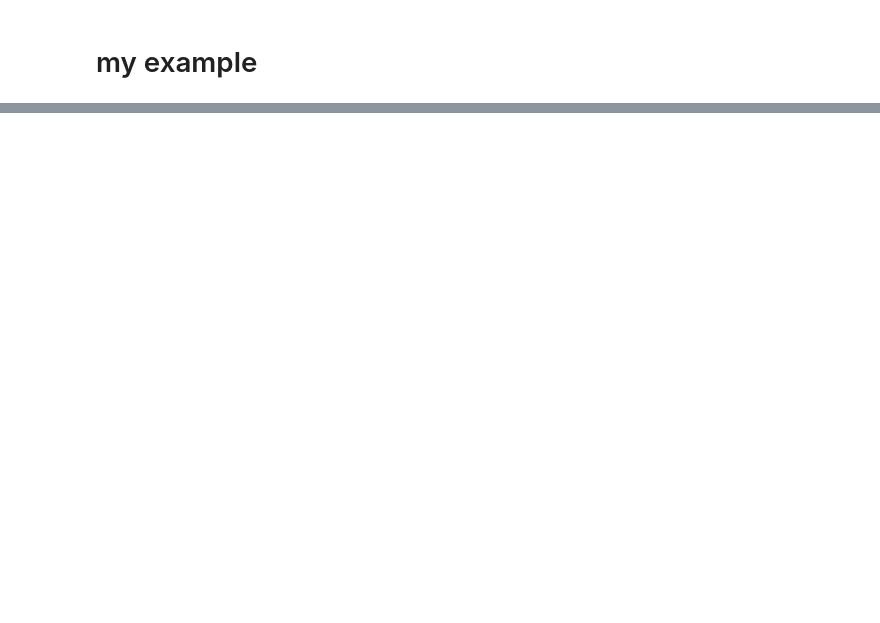
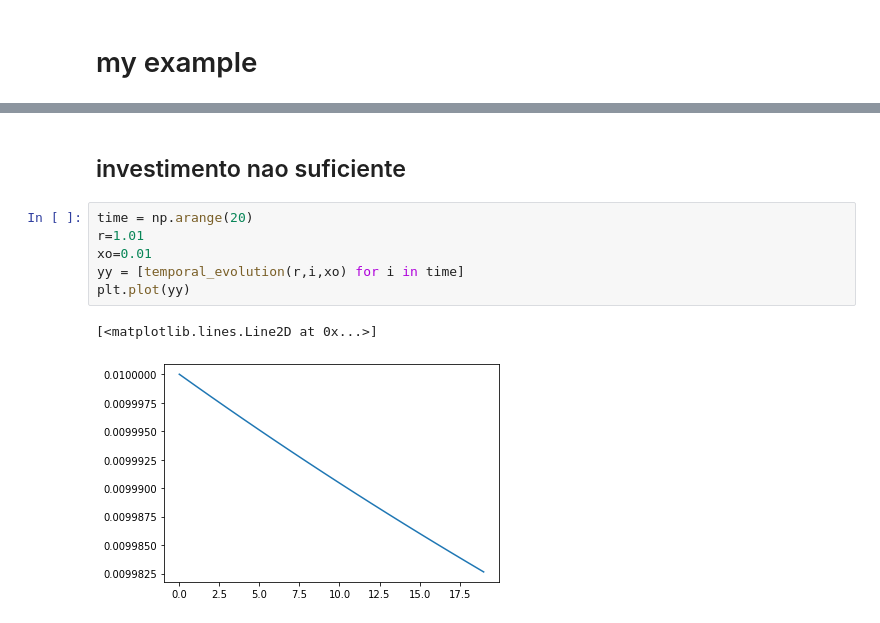
Before and after one commit to leonardoleanodev/lectures, a Jupyter notebook: basic_statistic/plotly_example.ipynb, the cells around one changed output, grey strips where cells are left out. Saved outputs shown, nothing was run; the diff lists cells and outputs as text; blank space fills up the shorter version.

```diff
--- a/basic_statistic/plotly_example.ipynb
+++ b/basic_statistic/plotly_example.ipynb
@@ -10,0 +69,11 @@ from ipywidgets import widgets
+# %% [markdown]
+## investimento nao suficiente
+# %%
+time = np.arange(20)
+r=1.01
+xo=0.01
+yy = [temporal_evolution(r,i,xo) for i in time]
+plt.plot(yy)
+# %% [output]
+[<matplotlib.lines.Line2D at 0x...>]
+[figure, added]
```
Also changed, not shown: parts of 27 cells of this notebook.
